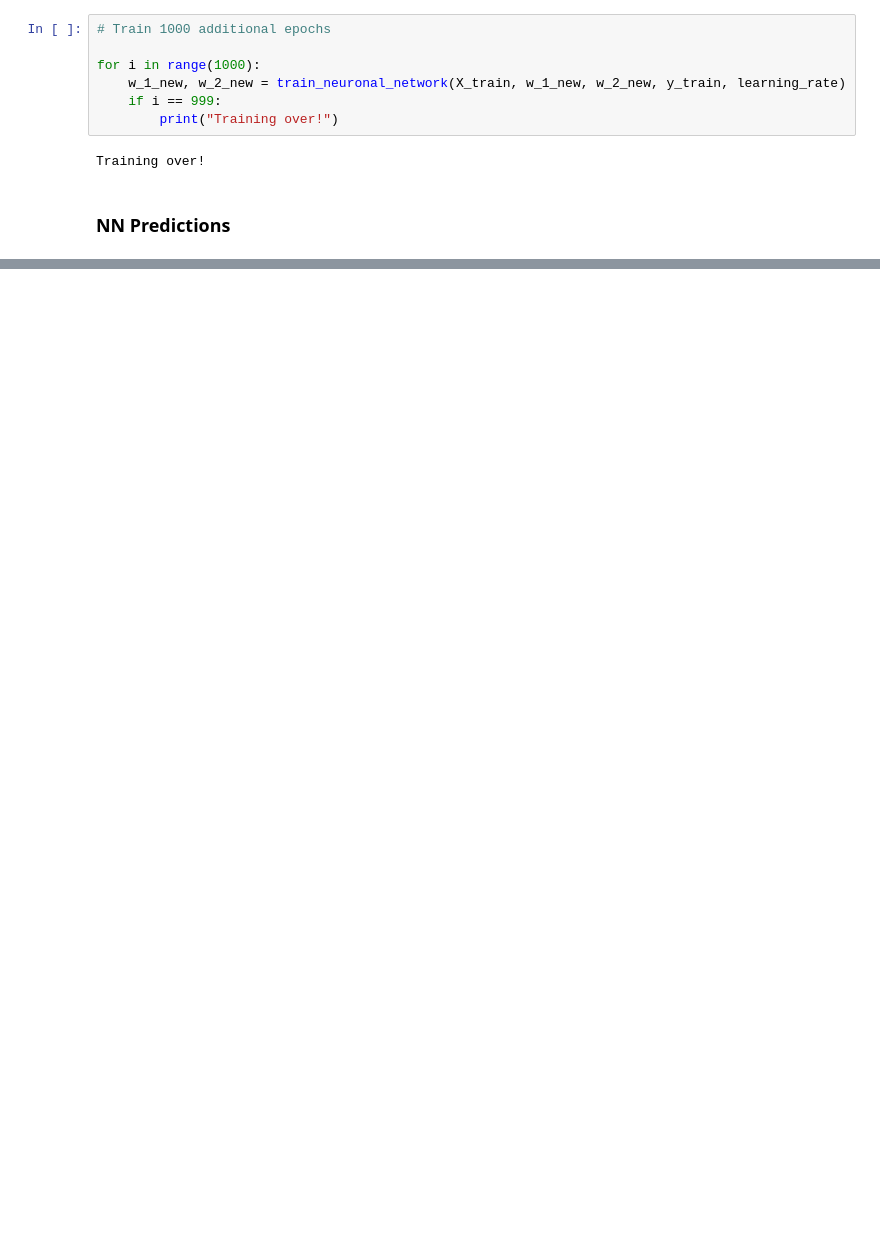
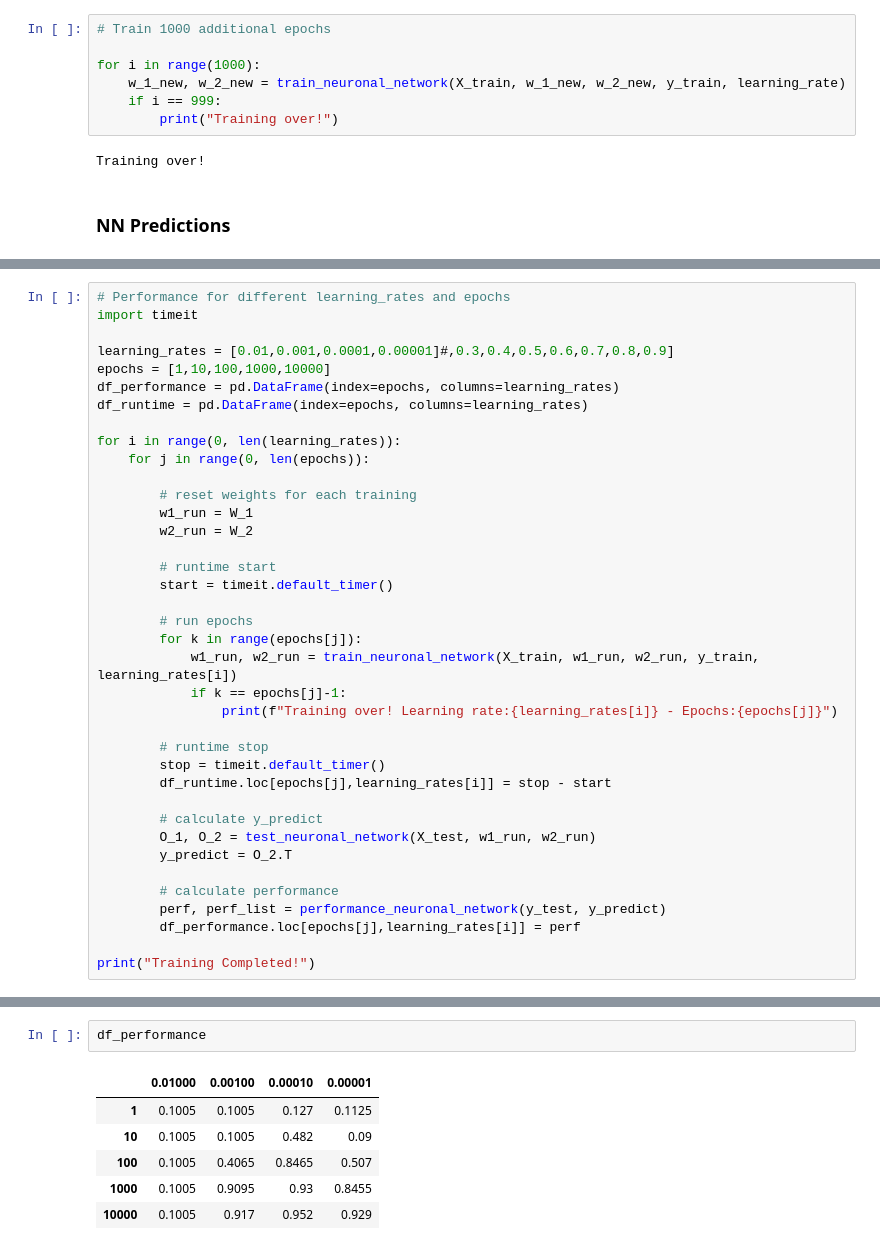
Before and after one commit to janorkan/portfolio, a Jupyter notebook: Neuronal Network on MNIST data/Neuronal Network on MNIST data.ipynb, the cells around one changed output, grey strips where cells are left out. Cells and saved outputs as stored; diff of their text form; blank space fills up the shorter version.

```diff
--- a/Neuronal Network on MNIST data/Neuronal Network on MNIST data.ipynb
+++ b/Neuronal Network on MNIST data/Neuronal Network on MNIST data.ipynb
@@ -214,0 +217,38 @@ Performance: 93.05%
+# %%
+# Performance for different learning_rates and epochs
+import timeit
+
+learning_rates = [0.01,0.001,0.0001,0.00001]#,0.3,0.4,0.5,0.6,0.7,0.8,0.9]
+epochs = [1,10,100,1000,10000]
+df_performance = pd.DataFrame(index=epochs, columns=learning_rates)
+df_runtime = pd.DataFrame(index=epochs, columns=learning_rates)
+
+for i in range(0, len(learning_rates)):
+    for j in range(0, len(epochs)):
+
+        # reset weights for each training
+        w1_run = W_1
+        w2_run = W_2
+
+        # runtime start
+        start = timeit.default_timer()
+
+        # run epochs
+        for k in range(epochs[j]):
+            w1_run, w2_run = train_neuronal_network(X_train, w1_run, w2_run, y_train, learning_rates[i])
+            if k == epochs[j]-1:
+                print(f"Training over! Learning rate:{learning_rates[i]} - Epochs:{epochs[j]}")
+
+        # runtime stop
+        stop = timeit.default_timer()
+        df_runtime.loc[epochs[j],learning_rates[i]] = stop - start
+
+        # calculate y_predict
+        O_1, O_2 = test_neuronal_network(X_test, w1_run, w2_run)
+        y_predict = O_2.T
+
+        # calculate performance
+        perf, perf_list = performance_neuronal_network(y_test, y_predict)
+        df_performance.loc[epochs[j],learning_rates[i]] = perf
+
+print("Training Completed!")
@@ -214,0 +273,9 @@ Performance: 93.05%
+# %%
+df_performance
+# %% [output]
+|  | 0.01000 | 0.00100 | 0.00010 | 0.00001 |
+| 1 | 0.1005 | 0.1005 | 0.127 | 0.1125 |
+| 10 | 0.1005 | 0.1005 | 0.482 | 0.09 |
+| 100 | 0.1005 | 0.4065 | 0.8465 | 0.507 |
+| 1000 | 0.1005 | 0.9095 | 0.93 | 0.8455 |
+| 10000 | 0.1005 | 0.917 | 0.952 | 0.929 |
```
Also changed, not shown: parts of 10 cells of this notebook.
